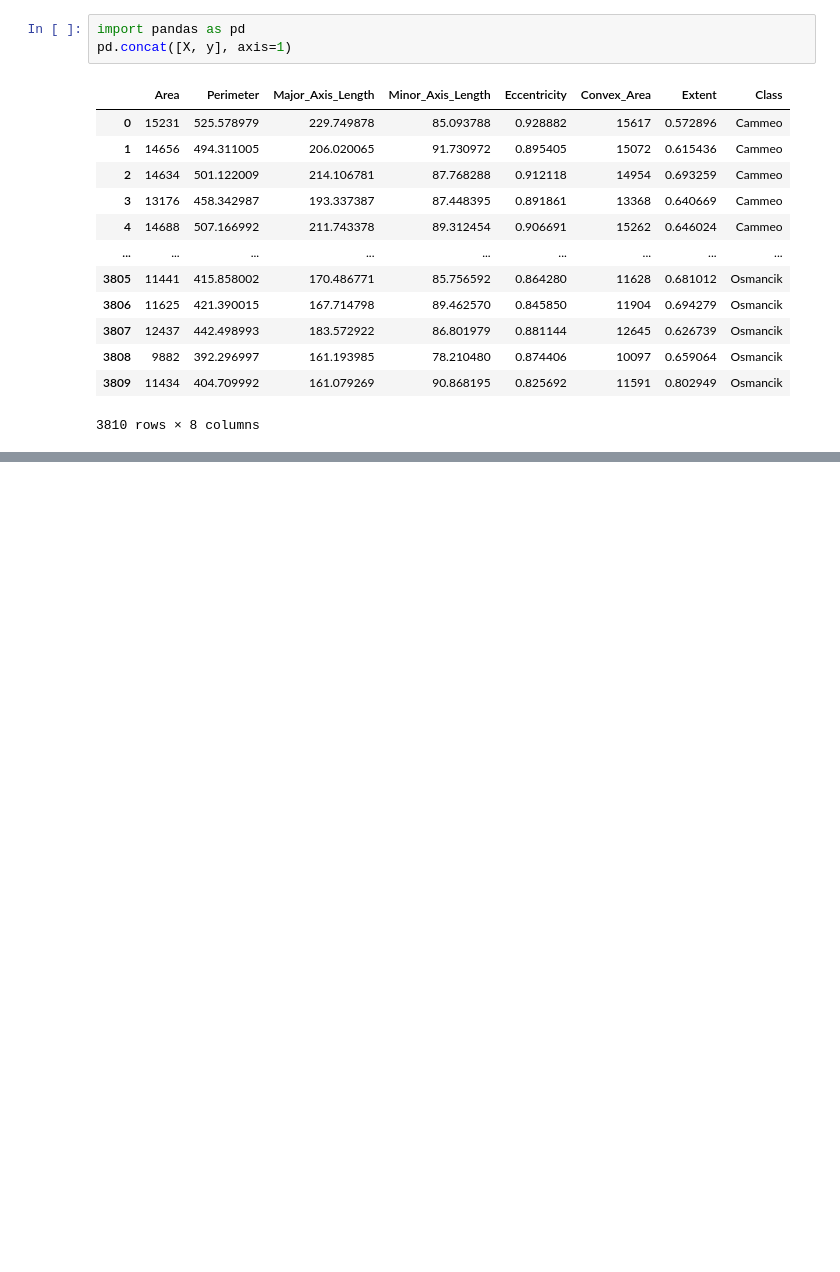
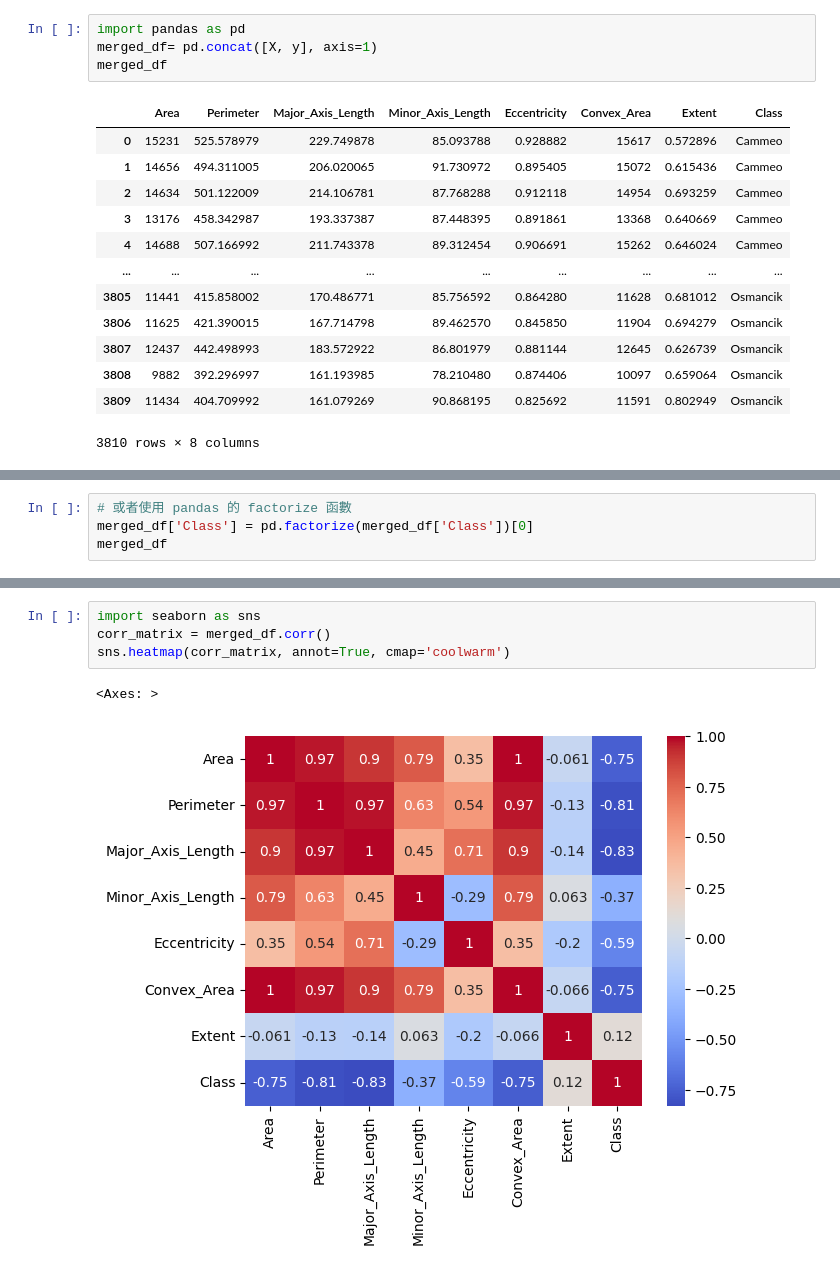
Before and after one commit to pychang-ai/112-2_bigdata, a Jupyter notebook: W6/ImportUCI_python.ipynb, the cells around one changed output, grey strips where cells are left out. Drawn from its saved outputs; the diff is of its cells as text; blank space fills up the shorter version.

```diff
--- a/W6/ImportUCI_python.ipynb
+++ b/W6/ImportUCI_python.ipynb
@@ -96,7 +96,8 @@ y
 3810 rows × 1 columns
 # %%
 import pandas as pd
-pd.concat([X, y], axis=1)
+merged_df= pd.concat([X, y], axis=1)
+merged_df
 # %% [output]
 |  | Area | Perimeter | Major_Axis_Length | Minor_Axis_Length | Eccentricity | Convex_Area | Extent | Class |
 | 0 | 15231 | 525.578979 | 229.749878 | 85.093788 | 0.928882 | 15617 | 0.572896 | Cammeo |
@@ -133,0 +115,4 @@ X, y
+# %%
+# 或者使用 pandas 的 factorize 函數
+merged_df['Class'] = pd.factorize(merged_df['Class'])[0]
+merged_df
@@ -134,3 +133,10 @@ X, y
+# %%
+import seaborn as sns
+corr_matrix = merged_df.corr()
+sns.heatmap(corr_matrix, annot=True, cmap='coolwarm')
+# %% [output]
+<Axes: >
+[figure, added]
 # %%
 from sklearn.ensemble import RandomForestClassifier
 from sklearn.model_selection import KFold, cross_validate
```
Also changed, not shown: parts of 3 cells of this notebook.
